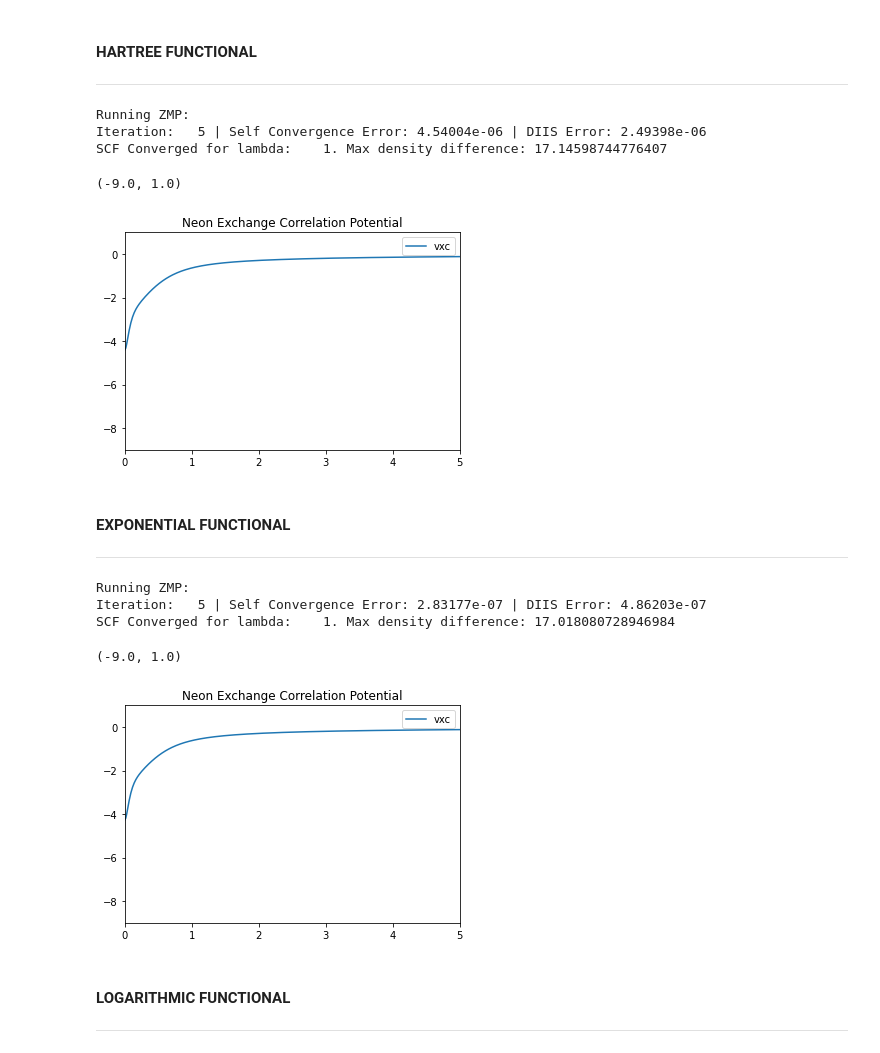
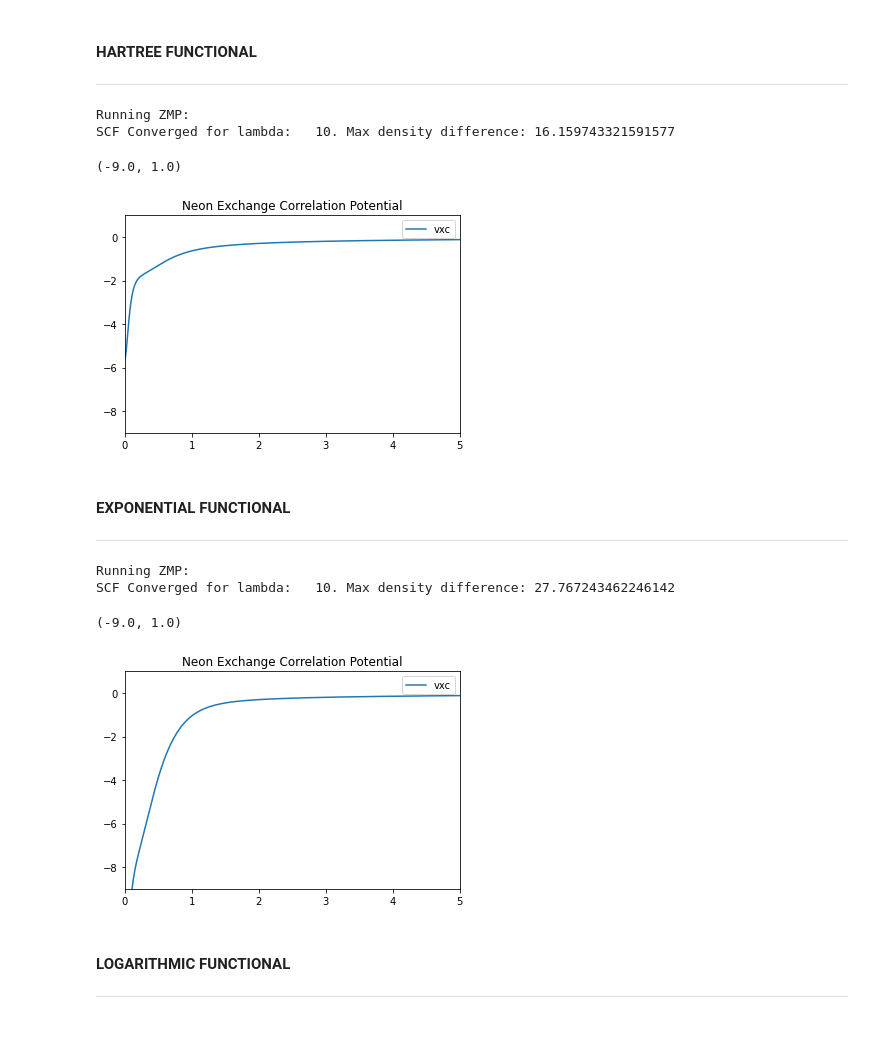
Before and after one commit to wasserman-group/n2v_examples, a Jupyter notebook: ZMP/ZMP_Functionals.ipynb, the cells around one changed output. Cells and saved outputs as stored; diff of their text form; code cells hidden in the pictures.

```diff
--- a/ZMP/ZMP_Functionals.ipynb
+++ b/ZMP/ZMP_Functionals.ipynb
@@ -53,7 +53,7 @@ psi4.set_options({"reference" : "rhf"})
 #Perform a calculation for a target density.
 #Remember that for post scf calculations, Psi4 does not update the density.
 #Thus make sure you obtain something like a dipole in order to do so.
-e, wfn_ne = psi4.properties("hf/ugbs", return_wfn=True, properties=["dipole"], molecule=Ne)
+e, wfn_ne = psi4.properties("hf/aug-cc-pvtz", return_wfn=True, properties=["dipole"], molecule=Ne)
 
 #Define inverter objects for each molcule. Simply use the wnf object from psi4 as an argument.
 ine = n2v.Inverter(wfn_ne)
@@ -68,7 +68,7 @@ grid = np.concatenate((x,y,z), axis=1).T
 #### HARTREE FUNCTIONAL
 ---
 # %%
-ine.invert("zmp", opt_max_iter=5000, opt_tol=1e-9, zmp_functional='hartree', zmp_lam=[1], guide_potential_components=["fermi_amaldi"])
+ine.invert("zmp", opt_max_iter=500, opt_tol=1e-9, zmp_functional='hartree', zmp_mixing=0.01, lambda_list=[10], guide_potential_components=["fermi_amaldi"])
 
 wfn_ne.Da().np[:] = ine.proto_density_a
 wfn_ne.Db().np[:] = ine.proto_density_b
@@ -82,33 +82,31 @@ plt.xlim(0,5)
 plt.ylim(-9,1)
 # %% [output]
 Running ZMP:
-Iteration:   5 | Self Convergence Error: 4.54004e-06 | DIIS Error: 2.49398e-06
-SCF Converged for lambda:    1. Max density difference: 17.14598744776407
+SCF Converged for lambda:   10. Max density difference: 16.159743321591577
 (-9.0, 1.0)
-[figure, old version]
+[figure, new version]
 # %% [markdown]
 #### EXPONENTIAL FUNCTIONAL
 ---
 # %%
-ine.invert("zmp", opt_max_iter=5000, opt_tol=1e-9, zmp_functional='exp', zmp_mixing=0.0, zmp_lam=[1], guide_potential_components=["fermi_amaldi"])
+ine.invert("zmp", opt_max_iter=5000, opt_tol=1e-9, zmp_functional='exp', zmp_mixing=0.0, lambda_list=[10], guide_potential_components=["fermi_amaldi"])
 
 wfn_ne.Da().np[:] = ine.proto_density_a
 wfn_ne.Db().np[:] = ine.proto_density_b
 results = ine.on_grid_esp(grid=grid, )
 vxc_ne = results[1]
 
 
 plt.title("Neon Exchange Correlation Potential")
 plt.plot(x,  vxc_ne, label="vxc")
 plt.legend()
 plt.xlim(0,5)
 plt.ylim(-9,1)
 # %% [output]
 Running ZMP:
-Iteration:   5 | Self Convergence Error: 2.83177e-07 | DIIS Error: 4.86203e-07
-SCF Converged for lambda:    1. Max density difference: 17.018080728946984
+SCF Converged for lambda:   10. Max density difference: 27.767243462246142
 (-9.0, 1.0)
-[figure, old version]
+[figure, new version]
 # %% [markdown]
 #### LOGARITHMIC FUNCTIONAL
 ---
```
Also changed, not shown: parts of 1 cell of this notebook, 1 other file.
